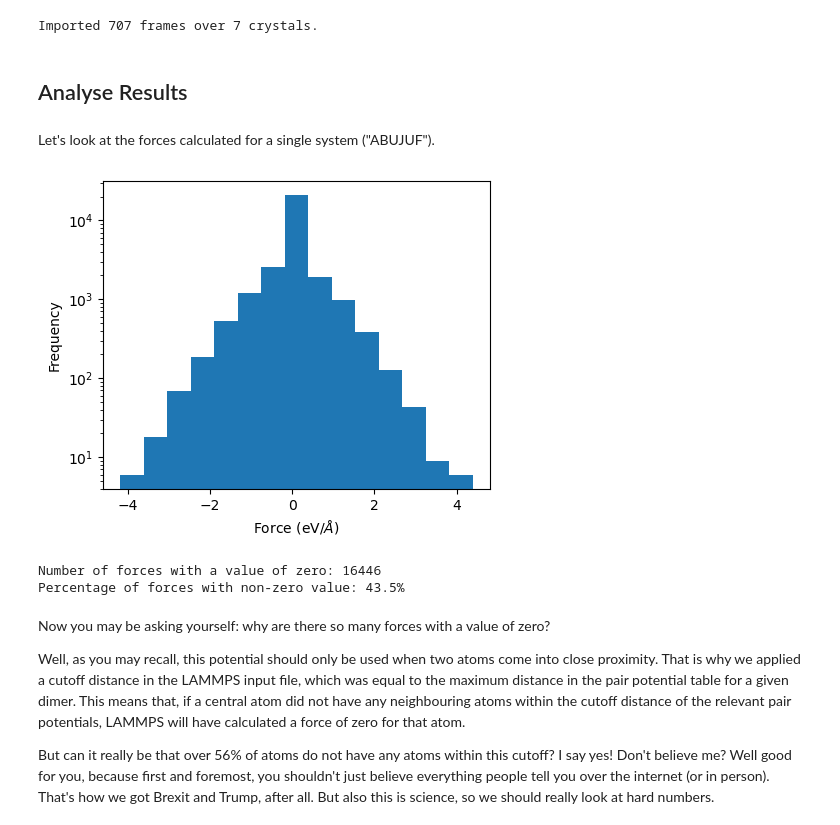
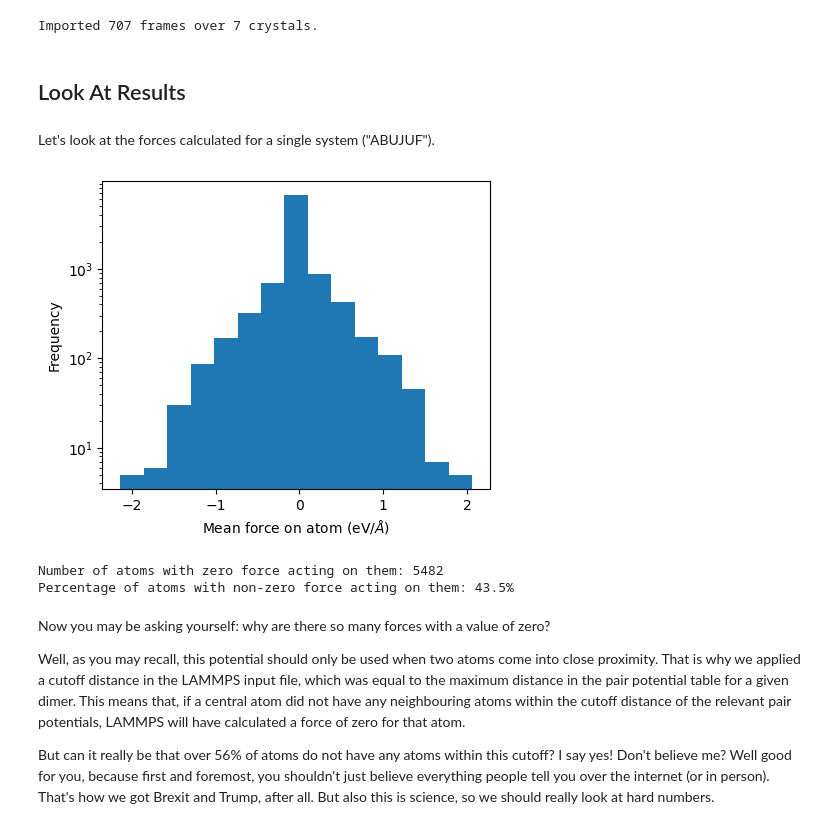
Before and after one commit to victorprincipe/pair_potentials, a Jupyter notebook: Pair_Potentials_w_GAP_Models.ipynb, the cells around one changed output. Saved outputs shown, nothing was run; the diff lists cells and outputs as text; code cells hidden in the pictures.

```diff
--- a/Pair_Potentials_w_GAP_Models.ipynb
+++ b/Pair_Potentials_w_GAP_Models.ipynb
@@ -421,4 +424,6 @@ So let's make this input file for our crystal systems. If you're curious as to w
 # %%
+atom_labels = {'H':1, 'C':2, 'N':3, 'O':4} #Create dictionary of element-label pairs
+
 # Create LAMMPS input file
 lammps = "boundary p p p\n"
 lammps += "units           metal\n" # uses eV, Angstrom, picosend units
@@ -427,15 +432,14 @@ lammps += "atom_style      atomic\n\n"
 lammps += "read_data       struct.in\n" #read the struct.in file as the structure
 
 # Add masses of elements to the input file - note that H, C, N, and O are labelled 1, 2, 3, and 4, repsectively
-lammps += "mass    1   1.008\n"
-lammps += "mass    2   12.011\n"
-lammps += "mass    3   14.007\n"
-lammps += "mass    4   15.999\n\n"
+# If you use different elements, be sure to change the associated masses with each element below.
+lammps += f"mass    {atom_labels['H']}   1.008\n"
+lammps += f"mass    {atom_labels['C']}   12.011\n"
+lammps += f"mass    {atom_labels['N']}   14.007\n"
+lammps += f"mass    {atom_labels['O']}   15.999\n\n"
 
 # Add the pair potential table to input file
 lammps += "pair_style table linear 3000\n"
-
-atom_labels = {'H':1, 'C':2, 'N':3, 'O':4} #Create dictionary of element-label pairs
 
 # You have to separately tell LAMMPS where to find each pair potential table within the potential.table file
 # Additionally, you need to give the element labels for which to apply each pair potential you provide
@@ -527,31 +531,32 @@ Imported 707 frames over 7 crystals.
 with open('CSD-7_pp_results.xyz', 'rb') as f:
     pp_results = pickle.load(f)
 # %% [markdown]
-## Analyse Results
+## Look At Results
 # %% [markdown]
 Let's look at the forces calculated for a single system ("ABUJUF").
-# %%
-# Import all ABUJUF frames with results
-ABUJUF_frames = pp_results['ABUJUF']
-# Create a flattened array of all ABUJUF forces
-ABUJUF_forces = []
-for frm in ABUJUF_frames:
-    ABUJUF_forces.extend(frm.get_forces().flatten())
+# %%
+# Import all ABUJUF frames with results
+ABUJUF_frames = pp_results['ABUJUF']
+# Create an array of all ABUJUF forces
+ABUJUF_forces = np.zeros((len(ABUJUF_frames)*len(ABUJUF_frames[0]), 3))
+for ifrm, frm in enumerate(ABUJUF_frames):
+    ABUJUF_forces[ifrm*len(frm):(ifrm+1)*len(frm)] = frm.get_forces()
+mean_force_pa = np.mean(ABUJUF_forces, axis=1)
 # %%
 # Plot all forces
 plt.figure(figsize=(5,4), dpi=100)
-plt.hist(ABUJUF_forces, bins=15)
+plt.hist(mean_force_pa, bins=15)
 plt.ylabel('Frequency')
-plt.xlabel('Force (eV/$\AA$)')
+plt.xlabel('Mean force on atom (eV/$\AA$)')
 plt.yscale('log')
 # %% [output]
-[figure, old version]
+[figure, new version]
 # %%
-print(f"Number of forces with a value of zero: {len(ABUJUF_forces)-np.count_nonzero(ABUJUF_forces)}")
-print(f"Percentage of forces with non-zero value: {(np.count_nonzero(ABUJUF_forces)/len(ABUJUF_forces))*100:.1f}%")
+print(f"Number of atoms with zero force acting on them: {len(mean_force_pa)-np.count_nonzero(mean_force_pa)}")
+print(f"Percentage of atoms with non-zero force acting on them: {(np.count_nonzero(mean_force_pa)/len(mean_force_pa))*100:.1f}%")
 # %% [output]
-Number of forces with a value of zero: 16446
-Percentage of forces with non-zero value: 43.5%
+Number of atoms with zero force acting on them: 5482
+Percentage of atoms with non-zero force acting on them: 43.5%
 # %% [markdown]
 Now you may be asking yourself: why are there so many forces with a value of zero?
 
```
Also changed, not shown: parts of 12 cells of this notebook.
